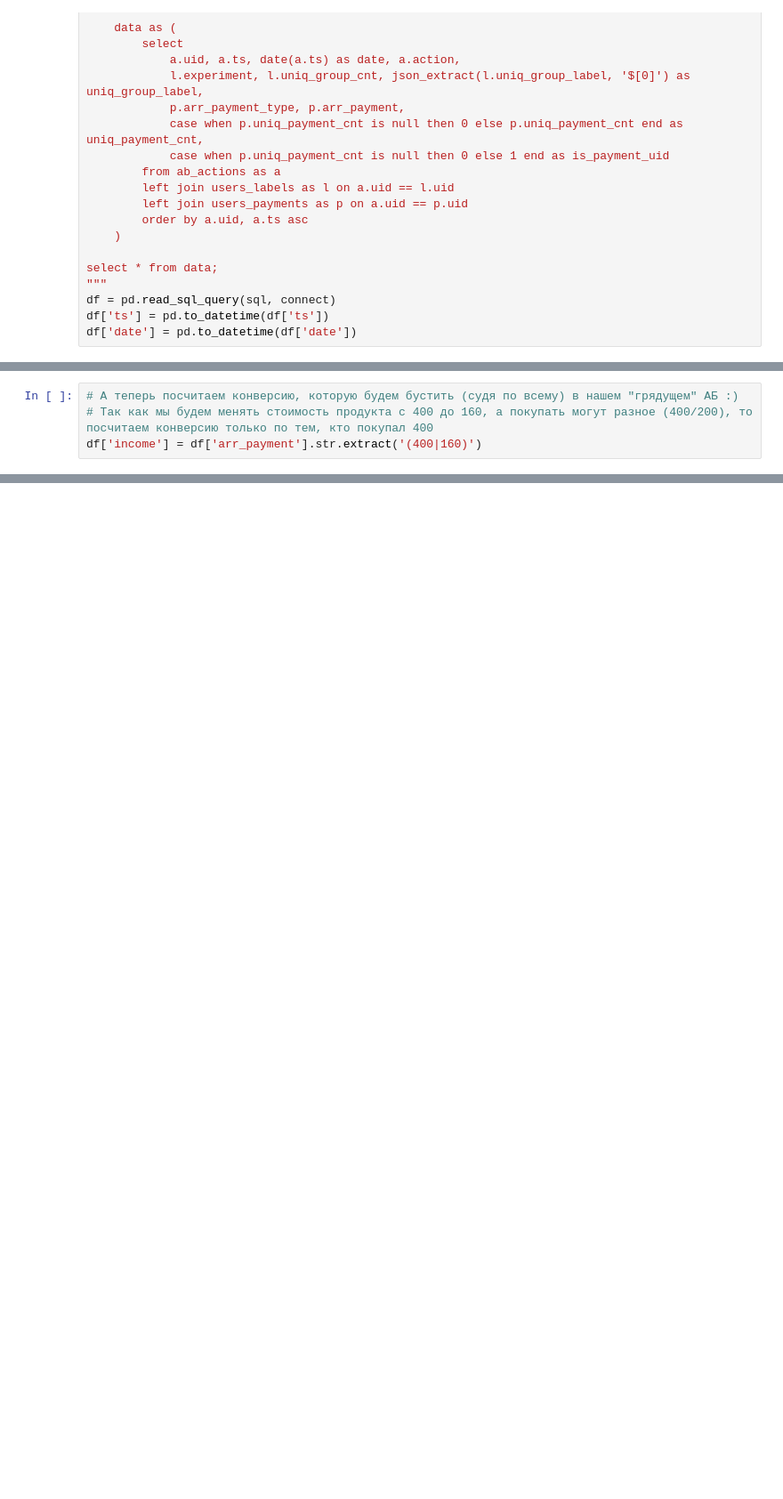
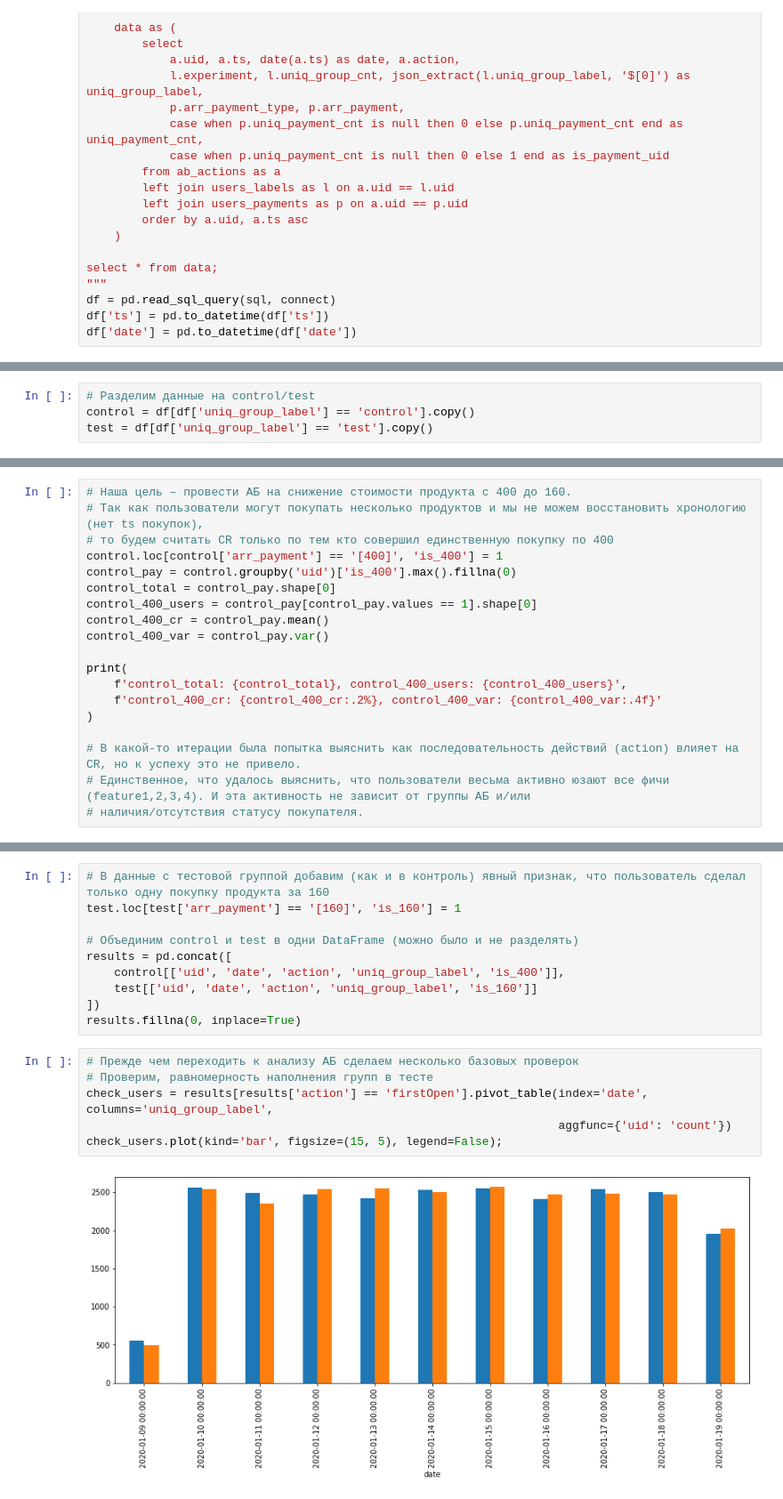
Before and after one commit to konstantin-samsonov/education, a Jupyter notebook: lessons/design_and_analysis_ab.ipynb, the cells around one changed output, grey strips where cells are left out. Shown at 89% size. Drawn from its saved outputs; the diff is of its cells as text; blank space fills up the shorter version.

Commit message:
completed test tasks locobank

```diff
--- a/lessons/design_and_analysis_ab.ipynb
+++ b/lessons/design_and_analysis_ab.ipynb
@@ -175,4 +87,0 @@ tmp.pivot_table(index='latest_action', columns=['uniq_group_label', 'is_payment_
-# %%
-# А теперь посчитаем конверсию, которую будем бустить (судя по всему) в нашем "грядущем" АБ :)
-# Так как мы будем менять стоимость продукта с 400 до 160, а покупать могут разное (400/200), то посчитаем конверсию только по тем, кто покупал 400
-df['income'] = df['arr_payment'].str.extract('(400|160)')
@@ -187,0 +88,4 @@ __Гипотеза__. Если мы уменьши стоимость проду
+# %%
+# Разделим данные на control/test
+control = df[df['uniq_group_label'] == 'control'].copy()
+test = df[df['uniq_group_label'] == 'test'].copy()
@@ -187,0 +94,19 @@ __Гипотеза__. Если мы уменьши стоимость проду
+# %%
+# Наша цель – провести АБ на снижение стоимости продукта с 400 до 160.
+# Так как пользователи могут покупать несколько продуктов и мы не можем восстановить хронологию (нет ts покупок),
+# то будем считать CR только по тем кто совершил единственную покупку по 400
+control.loc[control['arr_payment'] == '[400]', 'is_400'] = 1
+control_pay = control.groupby('uid')['is_400'].max().fillna(0)
+control_total = control_pay.shape[0]
+control_400_users = control_pay[control_pay.values == 1].shape[0]
+control_400_cr = control_pay.mean()
+control_400_var = control_pay.var()
+
+print(
+    f'control_total: {control_total}, control_400_users: {control_400_users}',
+    f'control_400_cr: {control_400_cr:.2%}, control_400_var: {control_400_var:.4f}'
+)
+
+# В какой-то итерации была попытка выяснить как последовательность действий (action) влияет на CR, но к успеху это не привело.
+# Единственное, что удалось выяснить, что пользователи весьма активно юзают все фичи (feature1,2,3,4). И эта активность не зависит от группы АБ и/или
+# наличия/отсутствия статусу покупателя.
@@ -187,0 +142,18 @@ __Гипотеза__. Если мы уменьши стоимость проду
+# %%
+# В данные с тестовой группой добавим (как и в контроль) явный признак, что пользователь сделал только одну покупку продукта за 160
+test.loc[test['arr_payment'] == '[160]', 'is_160'] = 1
+
+# Объединим control и test в одни DataFrame (можно было и не разделять)
+results = pd.concat([
+    control[['uid', 'date', 'action', 'uniq_group_label', 'is_400']],
+    test[['uid', 'date', 'action', 'uniq_group_label', 'is_160']]
+])
+results.fillna(0, inplace=True)
+# %%
+# Прежде чем переходить к анализу АБ сделаем несколько базовых проверок
+# Проверим, равномерность наполнения групп в тесте
+check_users = results[results['action'] == 'firstOpen'].pivot_table(index='date', columns='uniq_group_label',
+                                                                    aggfunc={'uid': 'count'})
+check_users.plot(kind='bar', figsize=(15, 5), legend=False);
+# %% [output]
+[figure, added]
```
Also changed, not shown: parts of 18 cells of this notebook.
